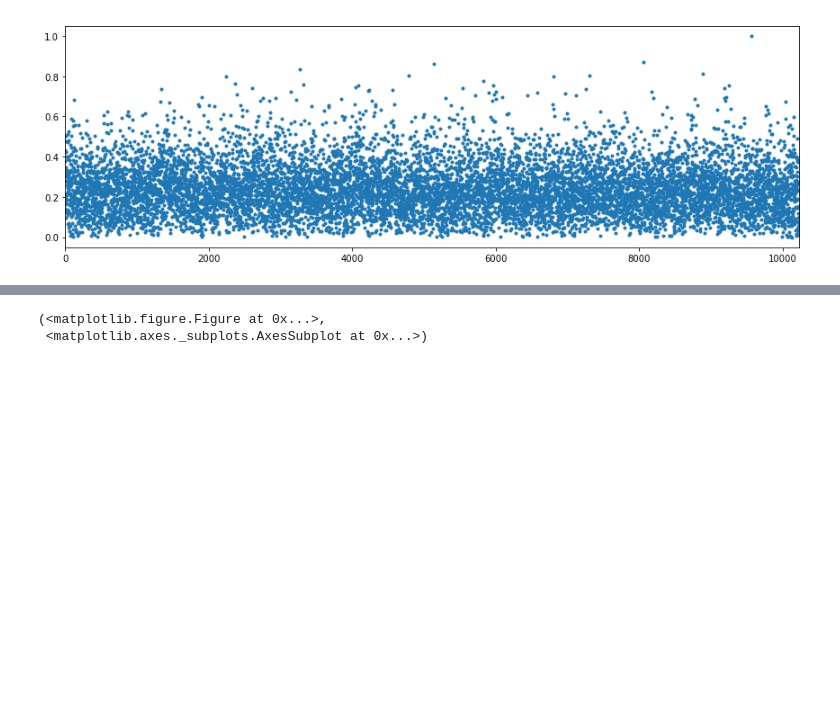
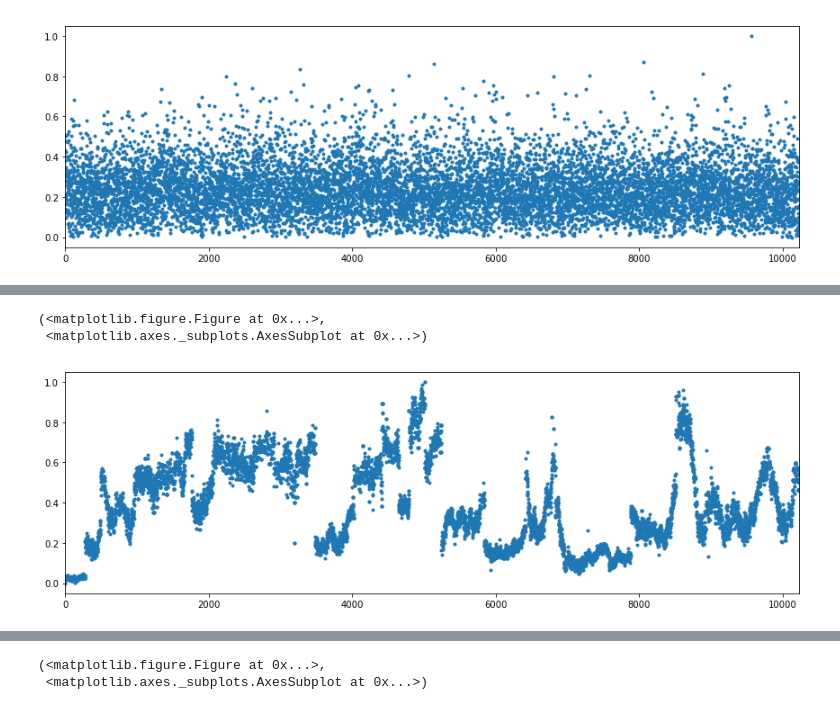
Before and after one commit to tiavlovskiegor24/CRG, a Jupyter notebook: HIV expression.ipynb, the cells around one changed output, grey strips where cells are left out. Drawn from its saved outputs; the diff is of its cells as text; code cells hidden in the pictures; blank space fills up the shorter version.

```diff
--- a/HIV expression.ipynb
+++ b/HIV expression.ipynb
@@ -76,3 +85,12 @@ myplot(array,style=".")
+# %%
+feature = "chip_c_zb_r"
+array = ML_inputs["samples"][:,ML_inputs["feature_types"][feature]][:,20].ravel().astype(float)
+%run myplot
+myplot(array,style=".")
+# %% [output]
+(<matplotlib.figure.Figure at 0x...>,
+ <matplotlib.axes._subplots.AxesSubplot at 0x...>)
+[figure, added]
 # %%
 feature = "ab_score"
 array = ML_inputs["samples"][:,ML_inputs["feature_types"][feature]].ravel().astype(float)
```
Also changed, not shown: parts of 7 cells of this notebook, 4 other files.
